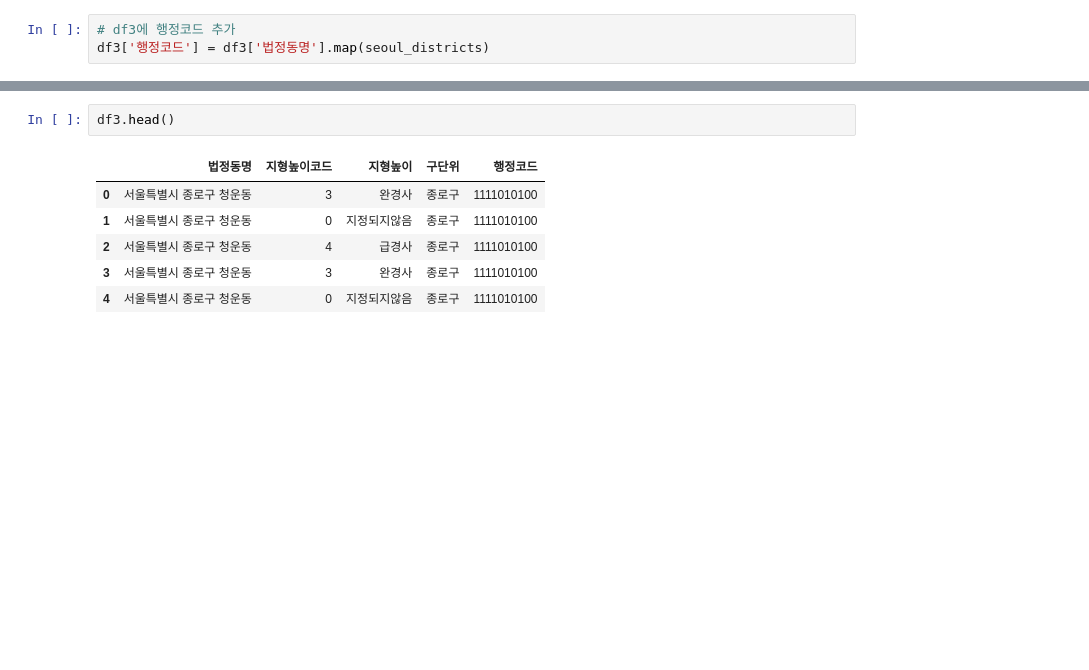
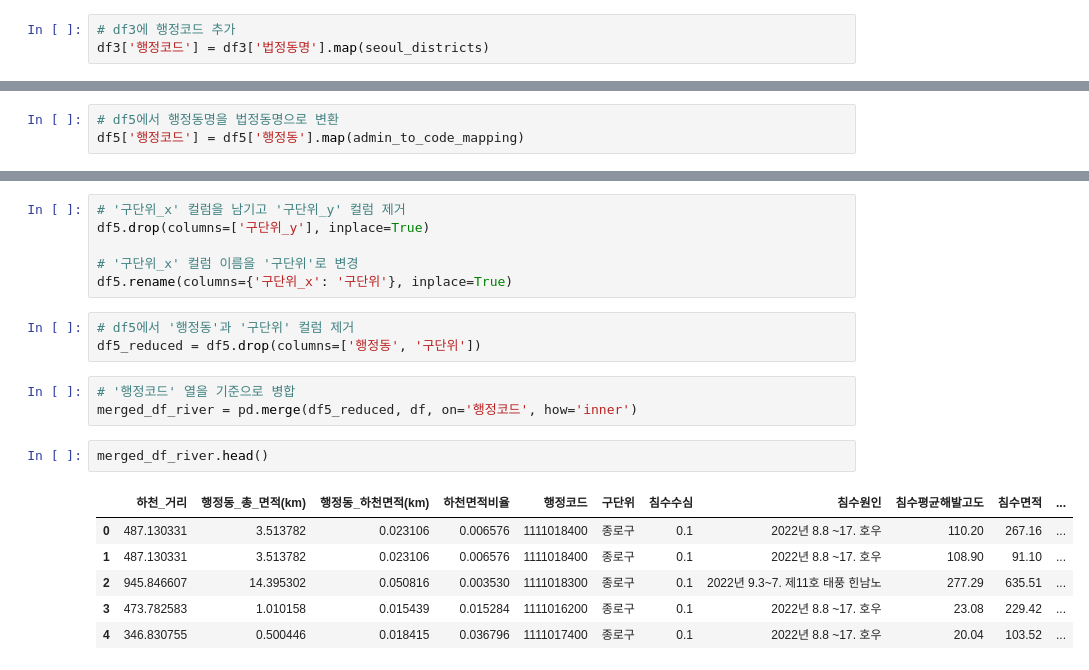
Before and after one commit to Choiinwoo401/Final_Project, a Jupyter notebook: 남수형/침수와지형데이터분석.ipynb, the cells around one changed output, grey strips where cells are left out. Cells and saved outputs as stored; diff of their text form; blank space fills up the shorter version.

```diff
--- a/남수형/침수와지형데이터분석.ipynb
+++ b/남수형/침수와지형데이터분석.ipynb
@@ -835,0 +936,3 @@ df3['행정코드'] = df3['법정동명'].map(seoul_districts)
+# %%
+# df5에서 행정동명을 법정동명으로 변환
+df5['행정코드'] = df5['행정동'].map(admin_to_code_mapping)
@@ -836,9 +964,21 @@ df3['행정코드'] = df3['법정동명'].map(seoul_districts)
+# %%
+# '구단위_x' 컬럼을 남기고 '구단위_y' 컬럼 제거
+df5.drop(columns=['구단위_y'], inplace=True)
+
+# '구단위_x' 컬럼 이름을 '구단위'로 변경
+df5.rename(columns={'구단위_x': '구단위'}, inplace=True)
+# %%
+# df5에서 '행정동'과 '구단위' 컬럼 제거
+df5_reduced = df5.drop(columns=['행정동', '구단위'])
+# %%
+# '행정코드' 열을 기준으로 병합
+merged_df_river = pd.merge(df5_reduced, df, on='행정코드', how='inner')
 # %%
-df3.head()
+merged_df_river.head()
 # %% [output]
-|  | 법정동명 | 지형높이코드 | 지형높이 | 구단위 | 행정코드 |
-| 0 | 서울특별시 종로구 청운동 | 3 | 완경사 | 종로구 | 1111010100 |
-| 1 | 서울특별시 종로구 청운동 | 0 | 지정되지않음 | 종로구 | 1111010100 |
-| 2 | 서울특별시 종로구 청운동 | 4 | 급경사 | 종로구 | 1111010100 |
-| 3 | 서울특별시 종로구 청운동 | 3 | 완경사 | 종로구 | 1111010100 |
-| 4 | 서울특별시 종로구 청운동 | 0 | 지정되지않음 | 종로구 | 1111010100 |
+|  | 하천_거리 | 행정동_총_면적(km) | 행정동_하천면적(km) | 하천면적비율 | 행정코드 | 구단위 | 침수수심 | 침수원인 | 침수평균해발고도 | 침수면적 | ... |
+| 0 | 487.130331 | 3.513782 | 0.023106 | 0.006576 | 1111018400 | 종로구 | 0.1 | 2022년 8.8 ~17. 호우 | 110.20 | 267.16 | ... |
+| 1 | 487.130331 | 3.513782 | 0.023106 | 0.006576 | 1111018400 | 종로구 | 0.1 | 2022년 8.8 ~17. 호우 | 108.90 | 91.10 | ... |
+| 2 | 945.846607 | 14.395302 | 0.050816 | 0.003530 | 1111018300 | 종로구 | 0.1 | 2022년 9.3~7. 제11호 태풍 힌남노 | 277.29 | 635.51 | ... |
+| 3 | 473.782583 | 1.010158 | 0.015439 | 0.015284 | 1111016200 | 종로구 | 0.1 | 2022년 8.8 ~17. 호우 | 23.08 | 229.42 | ... |
+| 4 | 346.830755 | 0.500446 | 0.018415 | 0.036796 | 1111017400 | 종로구 | 0.1 | 2022년 8.8 ~17. 호우 | 20.04 | 103.52 | ... |
```
Also changed, not shown: parts of 53 cells of this notebook.
